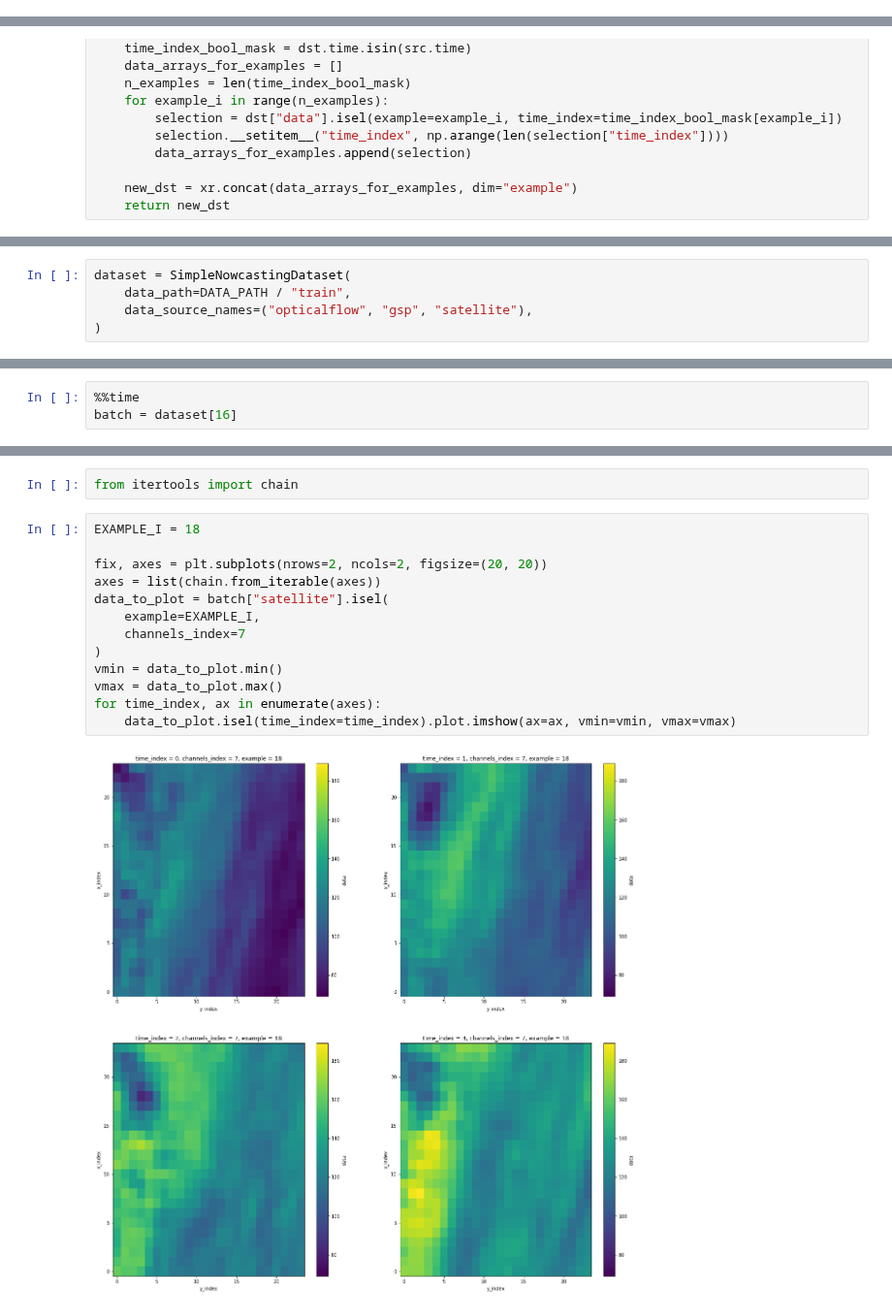
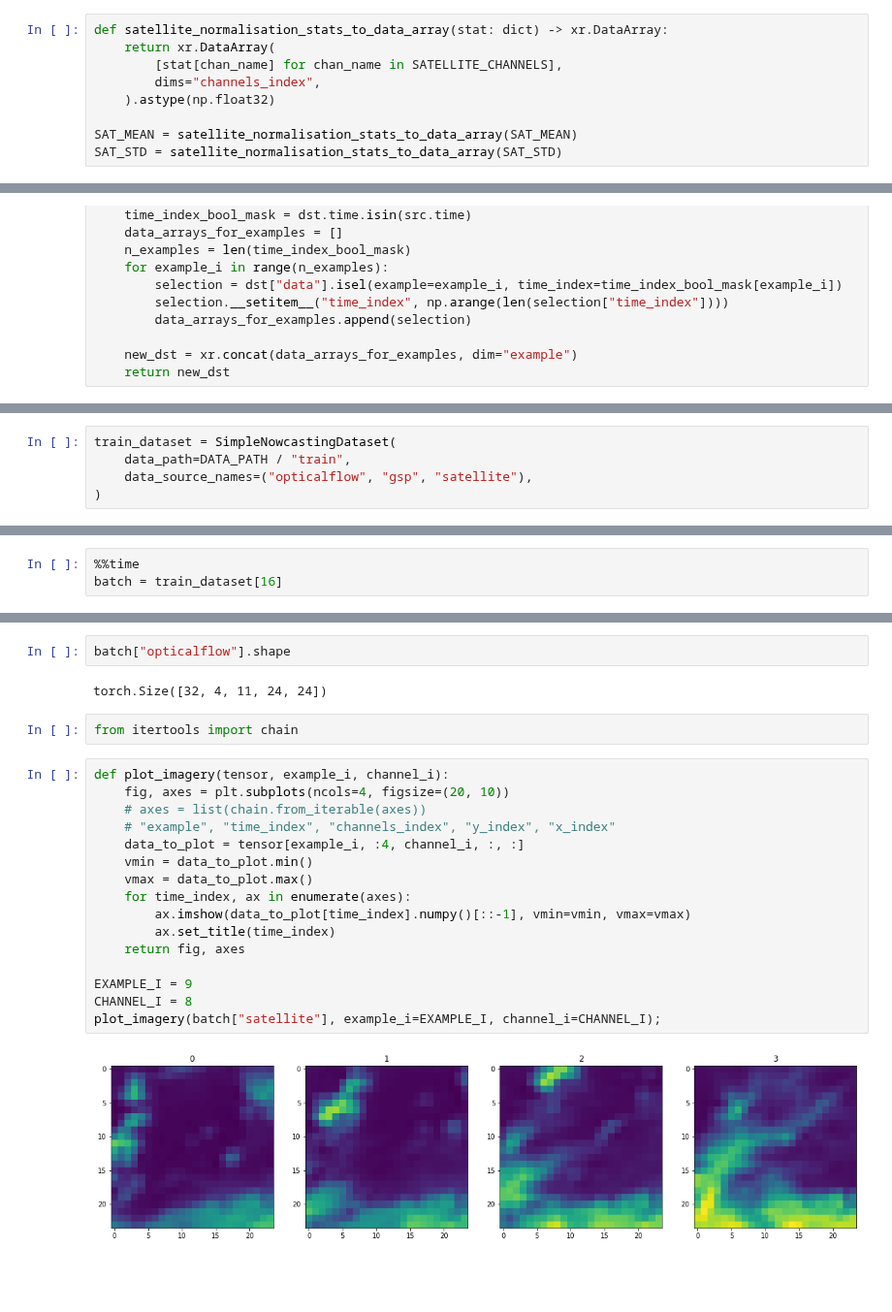
Before and after one commit to openclimatefix/predict_pv_yield, a Jupyter notebook: notebooks/50.0_optical_flow_predictions_into_perceiver.ipynb, the cells around one changed output, grey strips where cells are left out. Shown at 97% size. Cells and saved outputs as stored; diff of their text form; blank space fills up the shorter version.

```diff
--- a/notebooks/50.0_optical_flow_predictions_into_perceiver.ipynb
+++ b/notebooks/50.0_optical_flow_predictions_into_perceiver.ipynb
@@ -15,3 +35,12 @@ filenames = (DATA_PATH / "train" / "opticalflow").glob("*.nc")
+# %%
+def satellite_normalisation_stats_to_data_array(stat: dict) -> xr.DataArray:
+    return xr.DataArray(
+        [stat[chan_name] for chan_name in SATELLITE_CHANNELS],
+        dims="channels_index",
+    ).astype(np.float32)
+
+SAT_MEAN = satellite_normalisation_stats_to_data_array(SAT_MEAN)
+SAT_STD = satellite_normalisation_stats_to_data_array(SAT_STD)
 # %%
 def align_time(src: xr.Dataset, dst: xr.Dataset) -> xr.DataArray:
     """Align `dst` to have the same `time` coords as `src.time`.
@@ -99,6 +152,6 @@ class SimpleNowcastingDataset(data.Dataset):
         return data_from_all_sources
 # %%
-dataset = SimpleNowcastingDataset(
+train_dataset = SimpleNowcastingDataset(
     data_path=DATA_PATH / "train",
     data_source_names=("opticalflow", "gsp", "satellite"),
 )
@@ -108,5 +161,5 @@ len(dataset)
 4000
 # %%
 %%time
-batch = dataset[16]
+batch = train_dataset[16]
 # %% [output]
@@ -131,18 +168,25 @@ Data variables:
+# %%
+batch["opticalflow"].shape
+# %% [output]
+torch.Size([32, 4, 11, 24, 24])
 # %%
 from itertools import chain
 # %%
-EXAMPLE_I = 18
+def plot_imagery(tensor, example_i, channel_i):
+    fig, axes = plt.subplots(ncols=4, figsize=(20, 10))
+    # axes = list(chain.from_iterable(axes))
+    # "example", "time_index", "channels_index", "y_index", "x_index"
+    data_to_plot = tensor[example_i, :4, channel_i, :, :]
+    vmin = data_to_plot.min()
+    vmax = data_to_plot.max()
+    for time_index, ax in enumerate(axes):
+        ax.imshow(data_to_plot[time_index].numpy()[::-1], vmin=vmin, vmax=vmax)
+        ax.set_title(time_index)
+    return fig, axes
 
-fix, axes = plt.subplots(nrows=2, ncols=2, figsize=(20, 20))
-axes = list(chain.from_iterable(axes))
-data_to_plot = batch["satellite"].isel(
-    example=EXAMPLE_I,
-    channels_index=7
-)
-vmin = data_to_plot.min()
-vmax = data_to_plot.max()
-for time_index, ax in enumerate(axes):
-    data_to_plot.isel(time_index=time_index).plot.imshow(ax=ax, vmin=vmin, vmax=vmax)
+EXAMPLE_I = 9
+CHANNEL_I = 8
+plot_imagery(batch["satellite"], example_i=EXAMPLE_I, channel_i=CHANNEL_I);
 # %% [output]
-[figure, old version]
+[figure, new version]
 # %%
```
Also changed, not shown: parts of 23 cells of this notebook.
